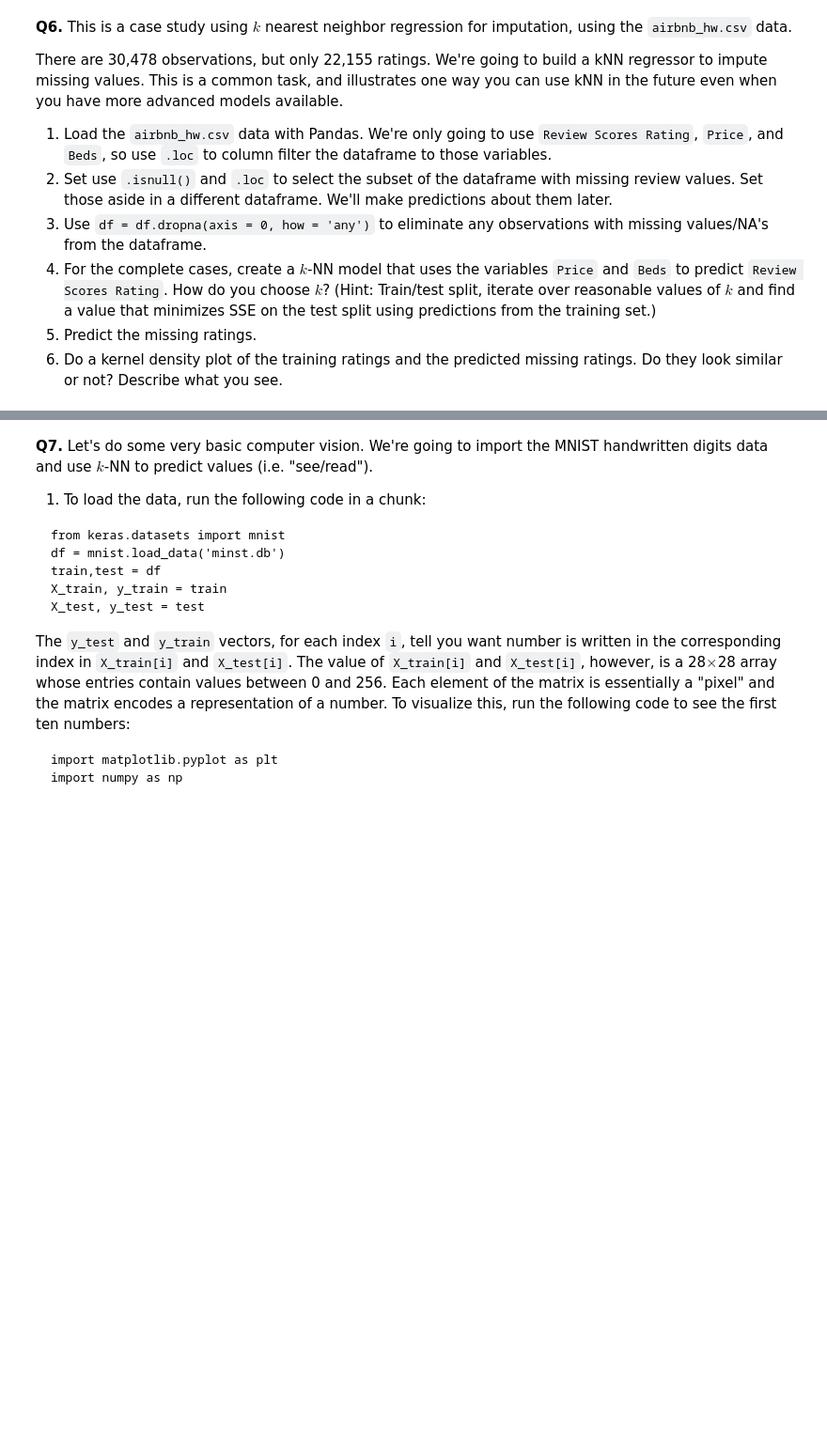
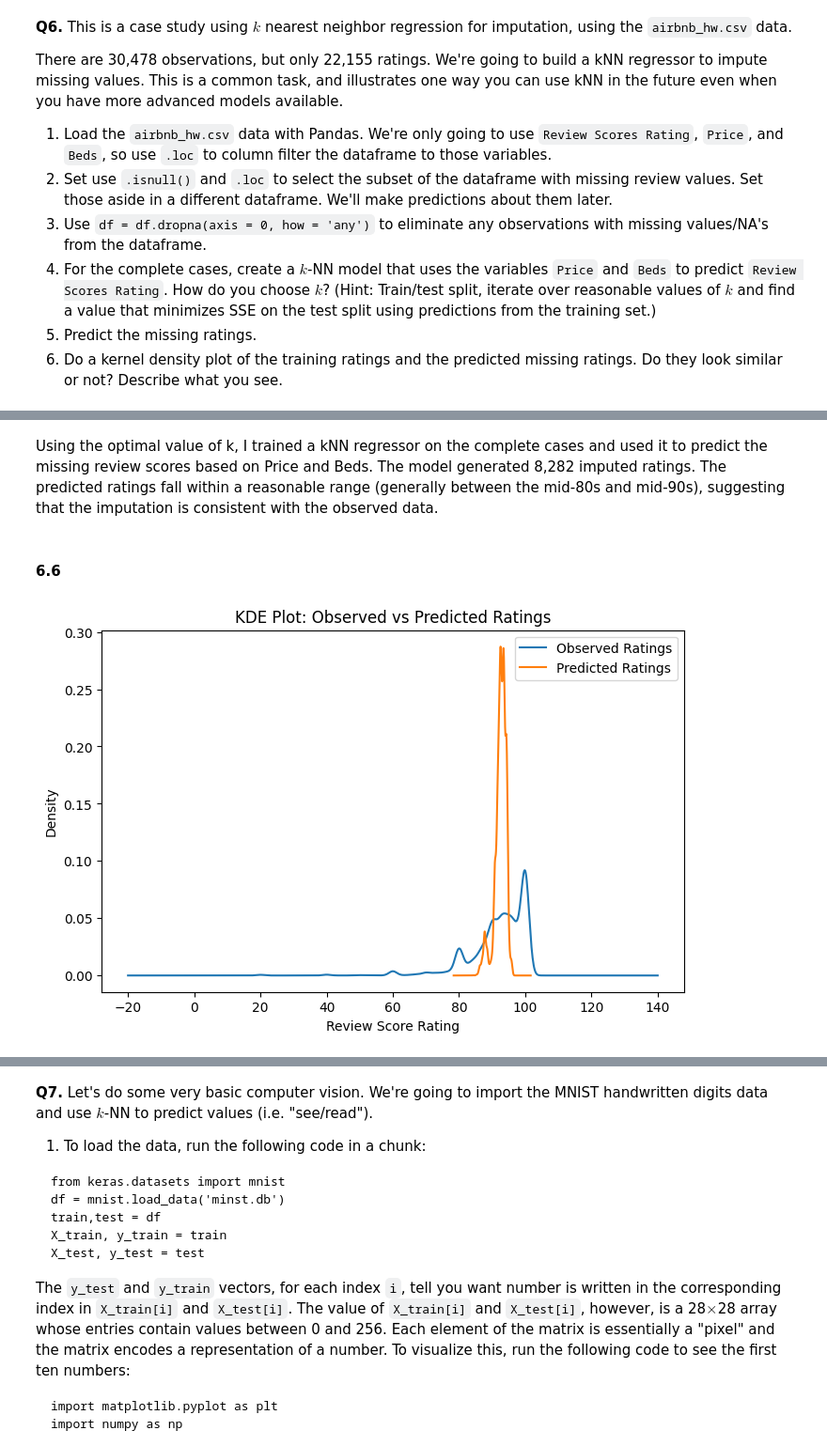
Before and after one commit to cosettemilla/undergrad_ml_assignments, a Jupyter notebook: 02_assignment_knn.ipynb, the cells around one changed output, grey strips where cells are left out. Shown at 94% size. Cells and saved outputs as stored; diff of their text form; code cells hidden in the pictures; blank space fills up the shorter version.

```diff
--- a/02_assignment_knn.ipynb
+++ b/02_assignment_knn.ipynb
@@ -219,0 +411,9 @@ There are 30,478 observations, but only 22,155 ratings. We're going to build a k
+# %%
+# Load data
+df = pd.read_csv("airbnb_hw.csv")
+
+# Keep only needed columns
+df = df.loc[:, ["Review Scores Rating", "Price", "Beds"]]
+
+print(df.head())
+print("Shape:", df.shape)
@@ -219,0 +430,9 @@ There are 30,478 observations, but only 22,155 ratings. We're going to build a k
+# %%
+# Rows with missing ratings
+missing_df = df[df["Review Scores Rating"].isnull()]
+
+# Rows with observed ratings
+complete_df = df[df["Review Scores Rating"].notnull()]
+
+print("Missing ratings:", missing_df.shape)
+print("Observed ratings:", complete_df.shape)
@@ -219,0 +444,2 @@ There are 30,478 observations, but only 22,155 ratings. We're going to build a k
+# %%
+complete_df = complete_df.dropna(axis=0, how='any')
@@ -219,0 +596,25 @@ There are 30,478 observations, but only 22,155 ratings. We're going to build a k
+# %% [markdown]
+Using the optimal value of k, I trained a kNN regressor on the complete cases and used it to predict the missing review scores based on Price and Beds. The model generated 8,282 imputed ratings. The predicted ratings fall within a reasonable range (generally between the mid-80s and mid-90s), suggesting that the imputation is consistent with the observed data.
+# %% [markdown]
+#### 6.6
+# %%
+plt.figure(figsize=(8, 5))
+
+# KDE for observed ratings
+complete_df["Review Scores Rating"].plot(
+    kind="kde",
+    label="Observed Ratings"
+)
+
+# KDE for predicted ratings
+missing_df["Predicted Rating"].plot(
+    kind="kde",
+    label="Predicted Ratings"
+)
+
+plt.xlabel("Review Score Rating")
+plt.title("KDE Plot: Observed vs Predicted Ratings")
+plt.legend()
+plt.show()
+# %% [output]
+[figure, added]
```
Also changed, not shown: parts of 38 cells of this notebook.
